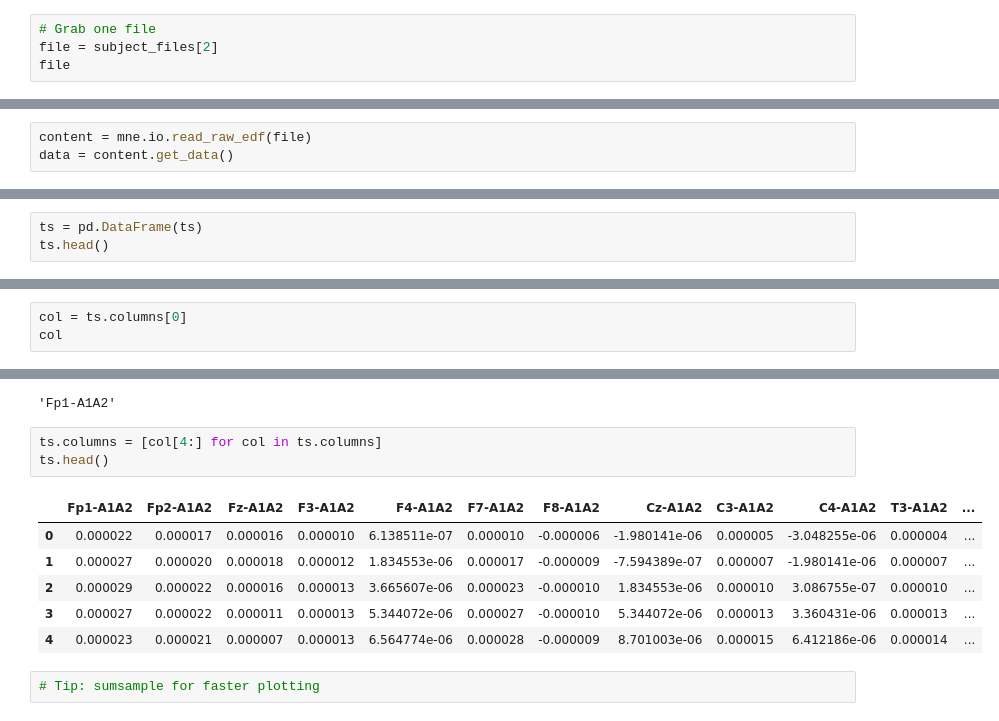
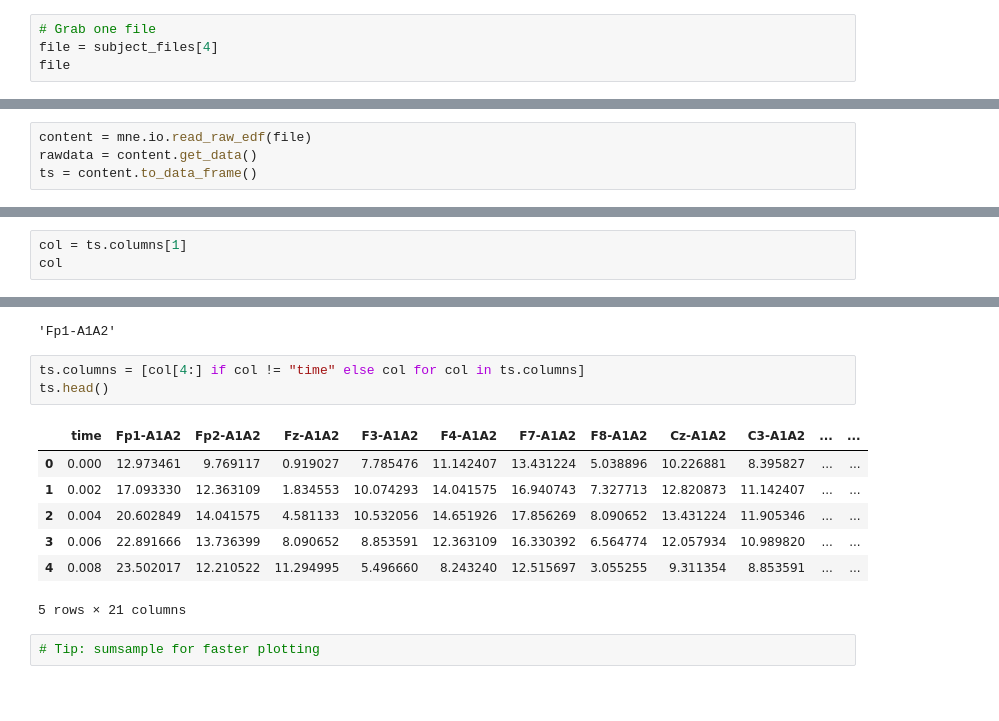
Before and after one commit to fabridamicelli/python-course, a Jupyter notebook: book/lab_explore_data_solutions.ipynb, the cells around one changed output, grey strips where cells are left out. Saved outputs shown, nothing was run; the diff lists cells and outputs as text; blank space fills up the shorter version.

```diff
--- a/book/lab_explore_data_solutions.ipynb
+++ b/book/lab_explore_data_solutions.ipynb
@@ -132,6 +129,6 @@ subject_files
  PosixPath('/home/fdamicel/projects/pycourse/data/ds005420/sub-26/eeg/sub-26_task-oa_channels.tsv')]
 # %%
 # Grab one file
-file = subject_files[2]
+file = subject_files[4]
 file
 # %% [output]
@@ -139,4 +136,5 @@ PosixPath('/home/fdamicel/projects/pycourse/data/ds005420/sub-26/eeg/sub-26_task
 # %%
 content = mne.io.read_raw_edf(file)
-data = content.get_data()
+rawdata = content.get_data()
+ts = content.to_data_frame()
 # %% [output]
@@ -254,3 +183,0 @@ Pandas dataframes can be constructed directly from such a dictionary:
-# %%
-ts = pd.DataFrame(ts)
-ts.head()
@@ -273,7 +204,7 @@ Index(['EEG Fp1-A1A2', 'EEG Fp2-A1A2', 'EEG Fz-A1A2', 'EEG F3-A1A2',
        'EEG T6-A1A2', 'EEG O1-A1A2', 'EEG O2-A1A2', 'EEG LOC-ROC'],
       dtype='object')
 # %%
-col = ts.columns[0]
+col = ts.columns[1]
 col
 # %% [output]
 'EEG Fp1-A1A2'
@@ -282,15 +213,16 @@ col[4:]
 # %% [output]
 'Fp1-A1A2'
 # %%
-ts.columns = [col[4:] for col in ts.columns]
+ts.columns = [col[4:] if col != "time" else col for col in ts.columns]
 ts.head()
 # %% [output]
-|  | Fp1-A1A2 | Fp2-A1A2 | Fz-A1A2 | F3-A1A2 | F4-A1A2 | F7-A1A2 | F8-A1A2 | Cz-A1A2 | C3-A1A2 | C4-A1A2 | T3-A1A2 | ... |
-| 0 | 0.000022 | 0.000017 | 0.000016 | 0.000010 | 6.138511e-07 | 0.000010 | -0.000006 | -1.980141e-06 | 0.000005 | -3.048255e-06 | 0.000004 | ... |
-| 1 | 0.000027 | 0.000020 | 0.000018 | 0.000012 | 1.834553e-06 | 0.000017 | -0.000009 | -7.594389e-07 | 0.000007 | -1.980141e-06 | 0.000007 | ... |
-| 2 | 0.000029 | 0.000022 | 0.000016 | 0.000013 | 3.665607e-06 | 0.000023 | -0.000010 | 1.834553e-06 | 0.000010 | 3.086755e-07 | 0.000010 | ... |
-| 3 | 0.000027 | 0.000022 | 0.000011 | 0.000013 | 5.344072e-06 | 0.000027 | -0.000010 | 5.344072e-06 | 0.000013 | 3.360431e-06 | 0.000013 | ... |
-| 4 | 0.000023 | 0.000021 | 0.000007 | 0.000013 | 6.564774e-06 | 0.000028 | -0.000009 | 8.701003e-06 | 0.000015 | 6.412186e-06 | 0.000014 | ... |
+|  | time | Fp1-A1A2 | Fp2-A1A2 | Fz-A1A2 | F3-A1A2 | F4-A1A2 | F7-A1A2 | F8-A1A2 | Cz-A1A2 | C3-A1A2 | ... | ... |
+| 0 | 0.000 | 12.973461 | 9.769117 | 0.919027 | 7.785476 | 11.142407 | 13.431224 | 5.038896 | 10.226881 | 8.395827 | ... | ... |
+| 1 | 0.002 | 17.093330 | 12.363109 | 1.834553 | 10.074293 | 14.041575 | 16.940743 | 7.327713 | 12.820873 | 11.142407 | ... | ... |
+| 2 | 0.004 | 20.602849 | 14.041575 | 4.581133 | 10.532056 | 14.651926 | 17.856269 | 8.090652 | 13.431224 | 11.905346 | ... | ... |
+| 3 | 0.006 | 22.891666 | 13.736399 | 8.090652 | 8.853591 | 12.363109 | 16.330392 | 6.564774 | 12.057934 | 10.989820 | ... | ... |
+| 4 | 0.008 | 23.502017 | 12.210522 | 11.294995 | 5.496660 | 8.243240 | 12.515697 | 3.055255 | 9.311354 | 8.853591 | ... | ... |
+5 rows × 21 columns
 # %%
 # Tip: sumsample for faster plotting
 # %%
```
Also changed, not shown: parts of 69 cells of this notebook, 1 other file.
